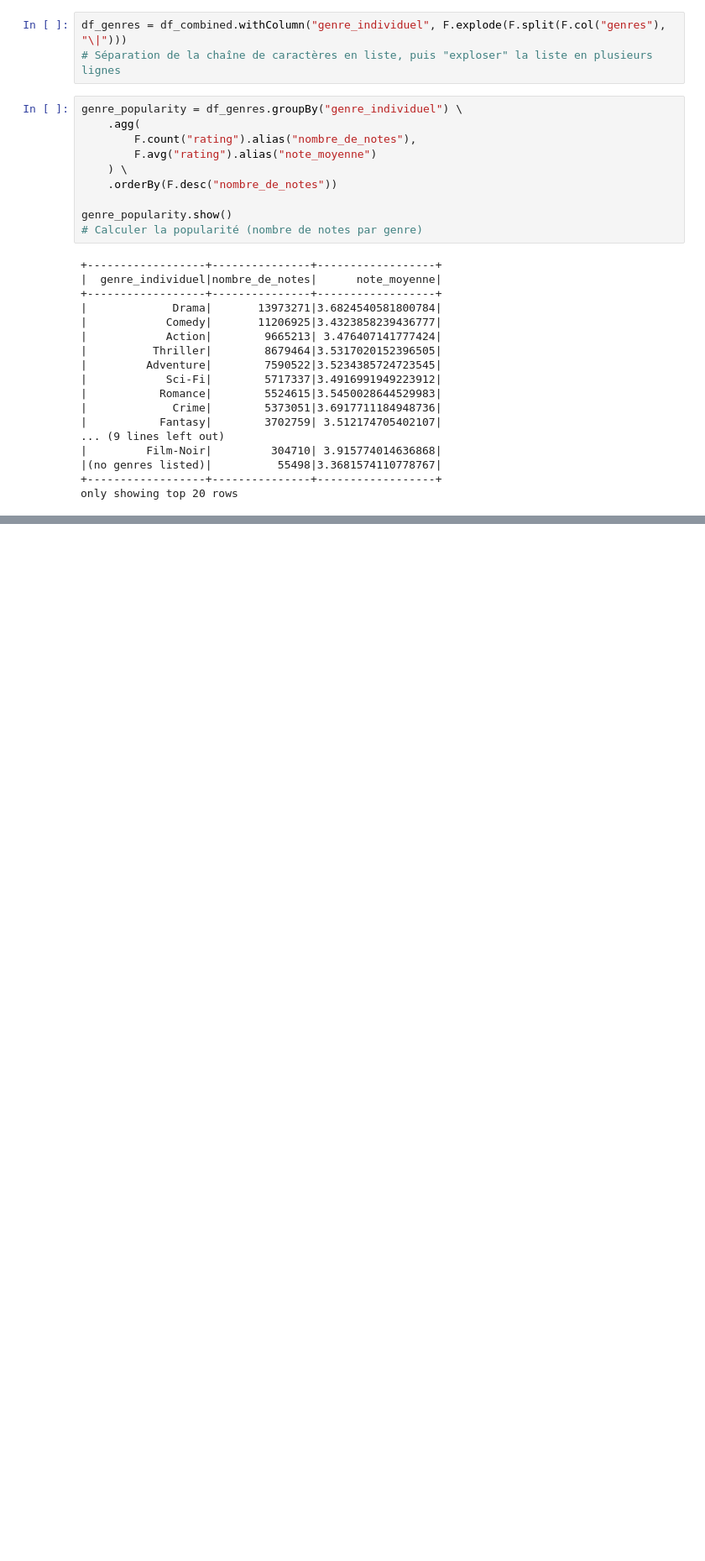
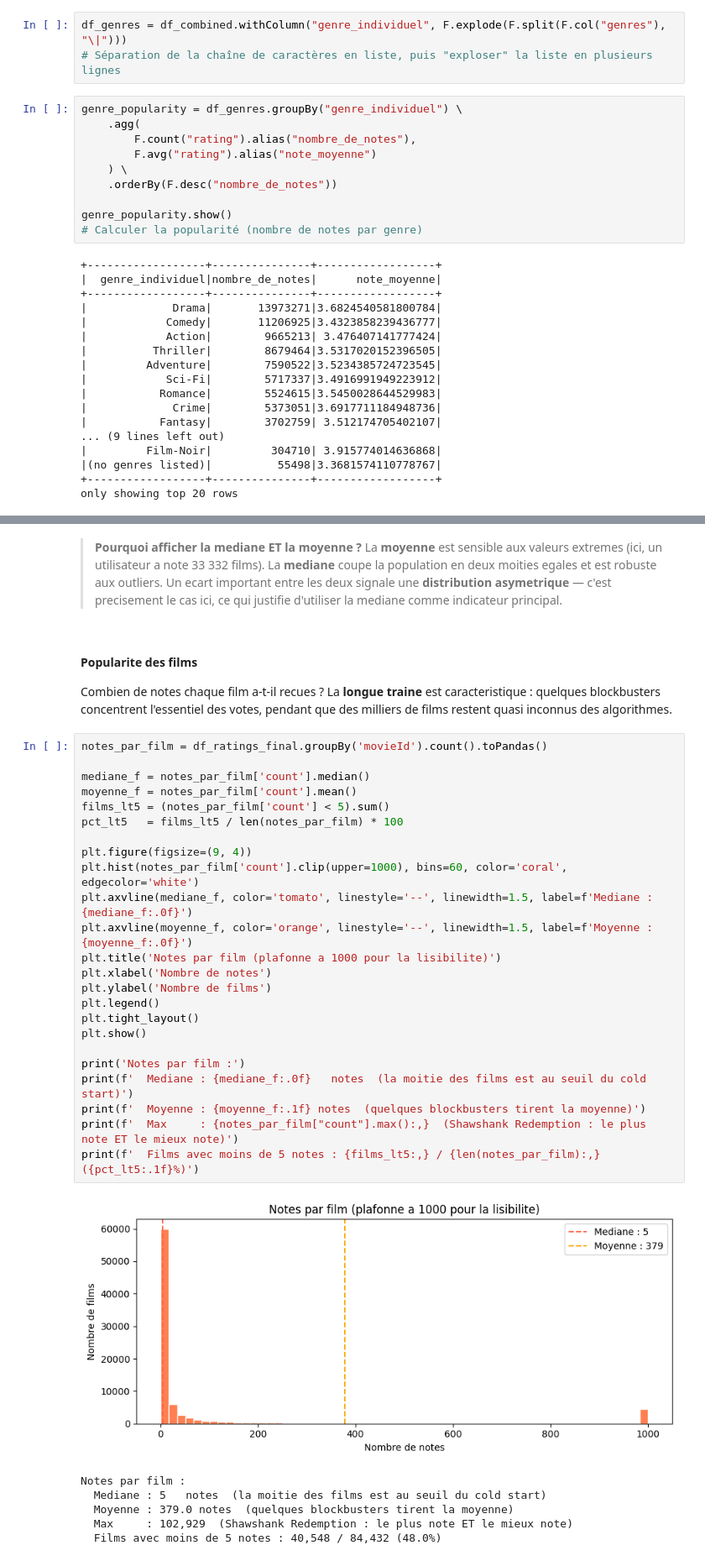
Before and after one commit to helio-aubrun/sparkle-movie, a Jupyter notebook: 01_exploration.ipynb, the cells around one changed output, grey strips where cells are left out. Shown at 84% size. Cells and saved outputs as stored; diff of their text form; blank space fills up the shorter version.

```diff
--- a/01_exploration.ipynb
+++ b/01_exploration.ipynb
@@ -206,0 +309,42 @@ only showing top 20 rows
+# %% [markdown]
+> **Pourquoi afficher la mediane ET la moyenne ?**
+> La **moyenne** est sensible aux valeurs extremes (ici, un utilisateur a note 33 332 films).
+> La **mediane** coupe la population en deux moities egales et est robuste aux outliers.
+> Un ecart important entre les deux signale une **distribution asymetrique** — c'est precisement le cas ici, ce qui justifie d'utiliser la mediane comme indicateur principal.
+# %% [markdown]
+#### Popularite des films
+
+Combien de notes chaque film a-t-il recues ?
+La **longue traine** est caracteristique : quelques blockbusters concentrent l'essentiel des votes,
+pendant que des milliers de films restent quasi inconnus des algorithmes.
+# %%
+notes_par_film = df_ratings_final.groupBy('movieId').count().toPandas()
+
+mediane_f = notes_par_film['count'].median()
+moyenne_f = notes_par_film['count'].mean()
+films_lt5 = (notes_par_film['count'] < 5).sum()
+pct_lt5   = films_lt5 / len(notes_par_film) * 100
+
+plt.figure(figsize=(9, 4))
+plt.hist(notes_par_film['count'].clip(upper=1000), bins=60, color='coral', edgecolor='white')
+plt.axvline(mediane_f, color='tomato', linestyle='--', linewidth=1.5, label=f'Mediane : {mediane_f:.0f}')
+plt.axvline(moyenne_f, color='orange', linestyle='--', linewidth=1.5, label=f'Moyenne : {moyenne_f:.0f}')
+plt.title('Notes par film (plafonne a 1000 pour la lisibilite)')
+plt.xlabel('Nombre de notes')
+plt.ylabel('Nombre de films')
+plt.legend()
+plt.tight_layout()
+plt.show()
+
+print('Notes par film :')
+print(f'  Mediane : {mediane_f:.0f}   notes  (la moitie des films est au seuil du cold start)')
+print(f'  Moyenne : {moyenne_f:.1f} notes  (quelques blockbusters tirent la moyenne)')
+print(f'  Max     : {notes_par_film["count"].max():,}  (Shawshank Redemption : le plus note ET le mieux note)')
+print(f'  Films avec moins de 5 notes : {films_lt5:,} / {len(notes_par_film):,} ({pct_lt5:.1f}%)')
+# %% [output]
+[figure, added]
+Notes par film :
+  Mediane : 5   notes  (la moitie des films est au seuil du cold start)
+  Moyenne : 379.0 notes  (quelques blockbusters tirent la moyenne)
+  Max     : 102,929  (Shawshank Redemption : le plus note ET le mieux note)
+  Films avec moins de 5 notes : 40,548 / 84,432 (48.0%)
```
Also changed, not shown: parts of 15 cells of this notebook.
